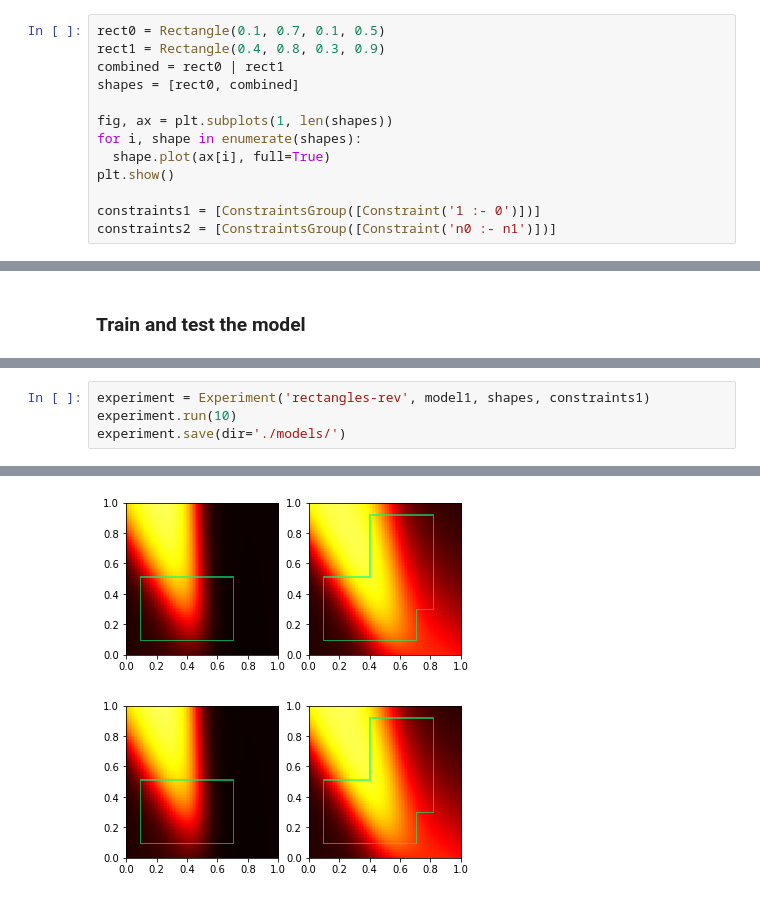
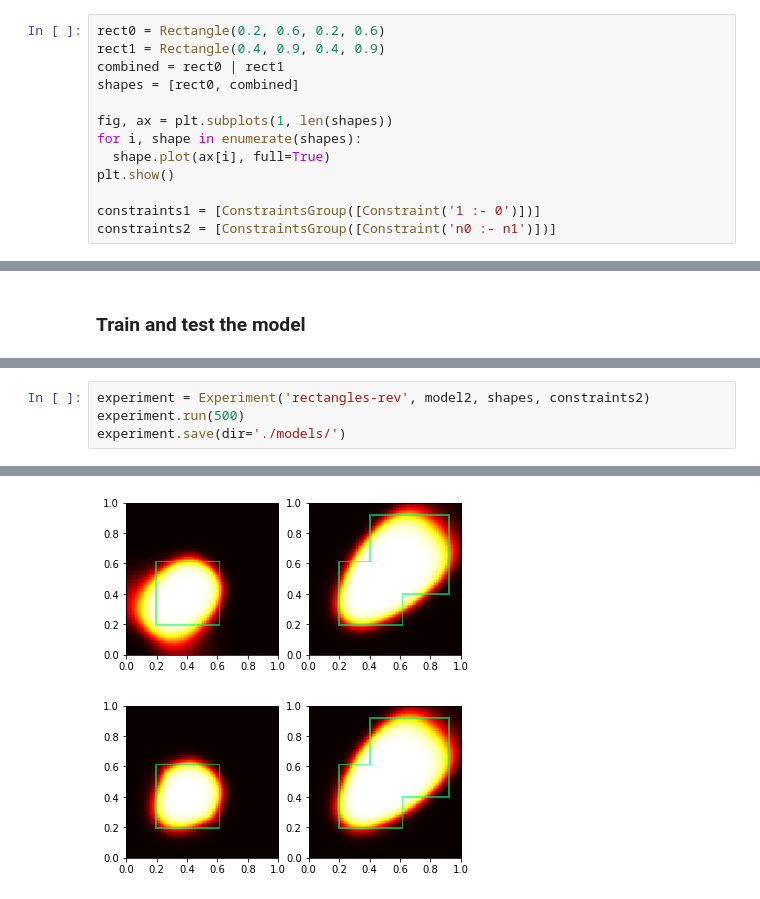
Before and after one commit to atatomir/CCN, a Jupyter notebook: Rectangles.ipynb, the cells around one changed output, grey strips where cells are left out. Saved outputs shown, nothing was run; the diff lists cells and outputs as text.

Commit message:
Quick experiments

```diff
--- a/Rectangles.ipynb
+++ b/Rectangles.ipynb
@@ -15,8 +14,8 @@ cpu
 # %% [markdown]
 ### Define the shapes
 # %%
-rect0 = Rectangle(0.1, 0.7, 0.1, 0.5)
-rect1 = Rectangle(0.4, 0.8, 0.3, 0.9)
+rect0 = Rectangle(0.2, 0.6, 0.2, 0.6)
+rect1 = Rectangle(0.4, 0.9, 0.4, 0.9)
 combined = rect0 | rect1
 shapes = [rect0, combined]
 
@@ -87,6 +84,6 @@ Done!
 # %%
-experiment = Experiment('rectangles-rev', model1, shapes, constraints1)
-experiment.run(10)
+experiment = Experiment('rectangles-rev', model2, shapes, constraints2)
+experiment.run(500)
 experiment.save(dir='./models/')
 # %% [output]
 Epoch 1
@@ -107,4 +104,4 @@ loss: 0.451255 [ 6400/10000]
 
 Done!
-[figure, old version]
+[figure, new version]
-[figure, old version]
+[figure, new version]
```
Also changed, not shown: parts of 4 cells of this notebook, 16 other files.
